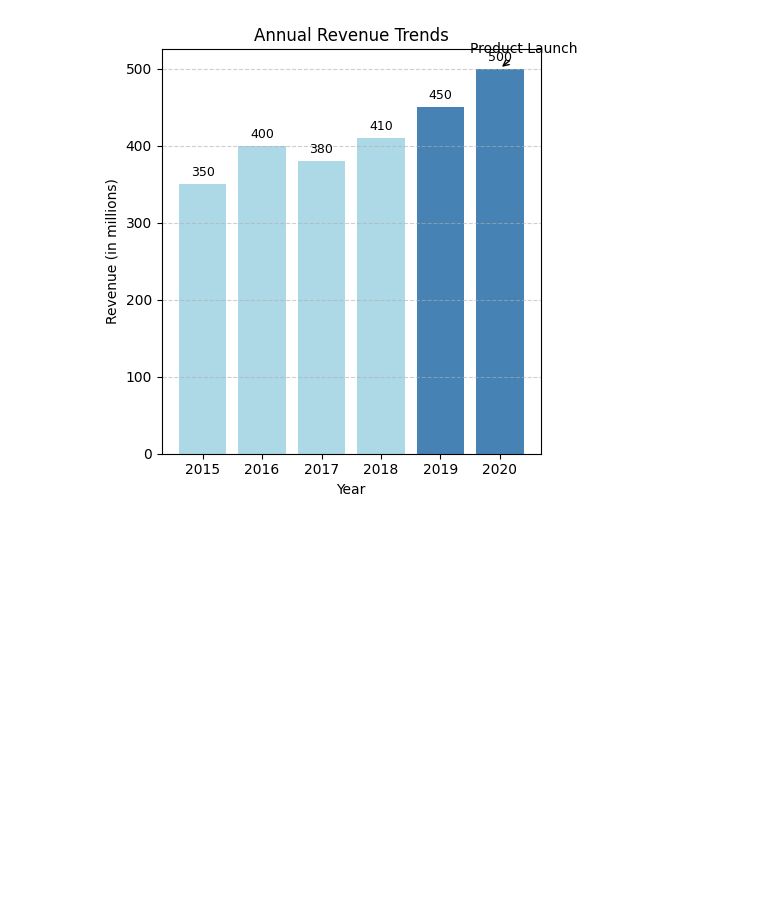
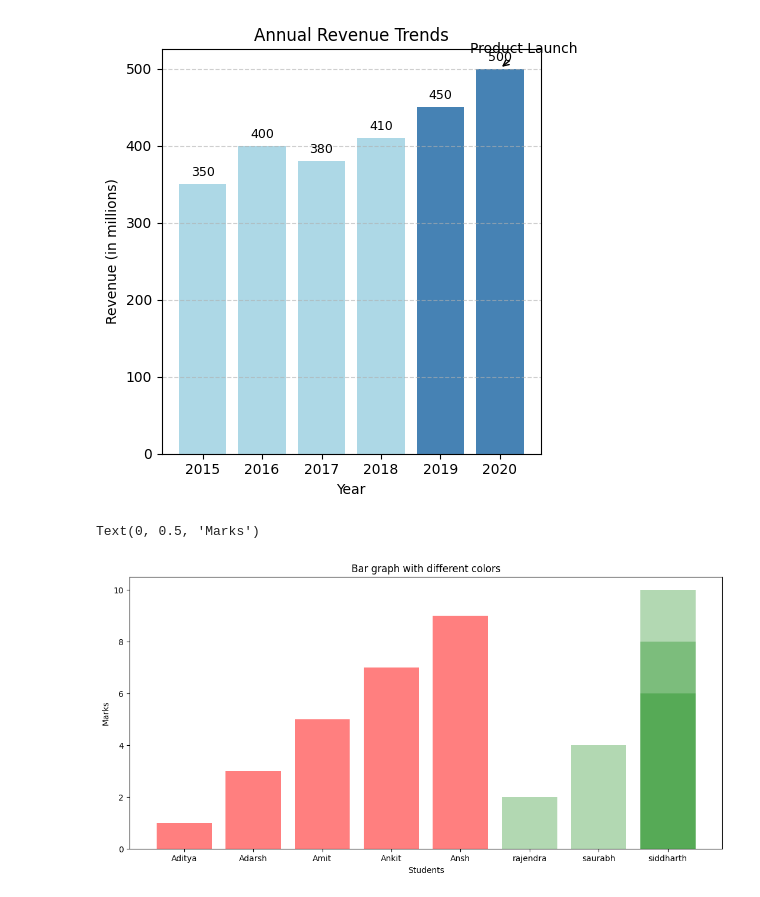
Before and after one commit to Aditya44234/AIwithPy, a Jupyter notebook: matplotlib.ipynb, the cells around one changed output. Drawn from its saved outputs; the diff is of its cells as text; code cells hidden in the pictures; blank space fills up the shorter version.

```diff
--- a/matplotlib.ipynb
+++ b/matplotlib.ipynb
@@ -86,3 +86,25 @@ plt.tight_layout()
 plt.show()
 # %% [output]
 [figure]
+# %%
+# Bar graph with different colors
+
+import matplotlib.pyplot as plt
+import numpy as np
+
+csm=["Aditya","Adarsh","Amit","Ankit","Ansh"]
+cse=["rajendra","saurabh","siddharth","siddharth","siddharth"]
+marks1=[1,3,5,7,9]
+marks2=[2,4,6,8,10]
+
+plt.figure(figsize=(13,6))
+plt.title("Bar graph with different colors")
+
+plt.bar(csm,marks1,color='red',alpha=0.5)
+plt.bar(cse,marks2,color='green',alpha=0.3)
+
+plt.xlabel("Students")
+plt.ylabel("Marks")
+# %% [output]
+Text(0, 0.5, 'Marks')
+[figure, added]
```
Also changed, not shown: parts of 1 cell of this notebook.
